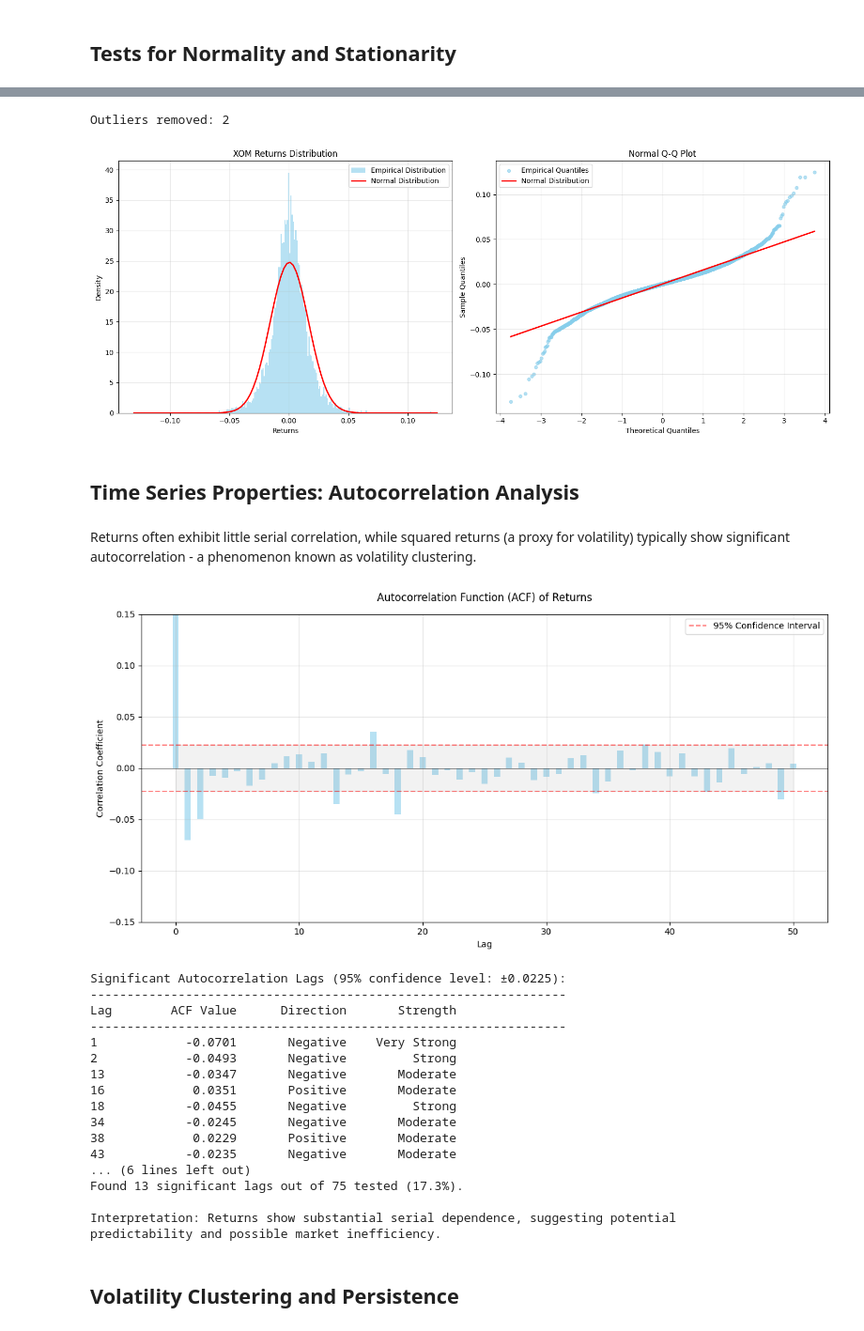
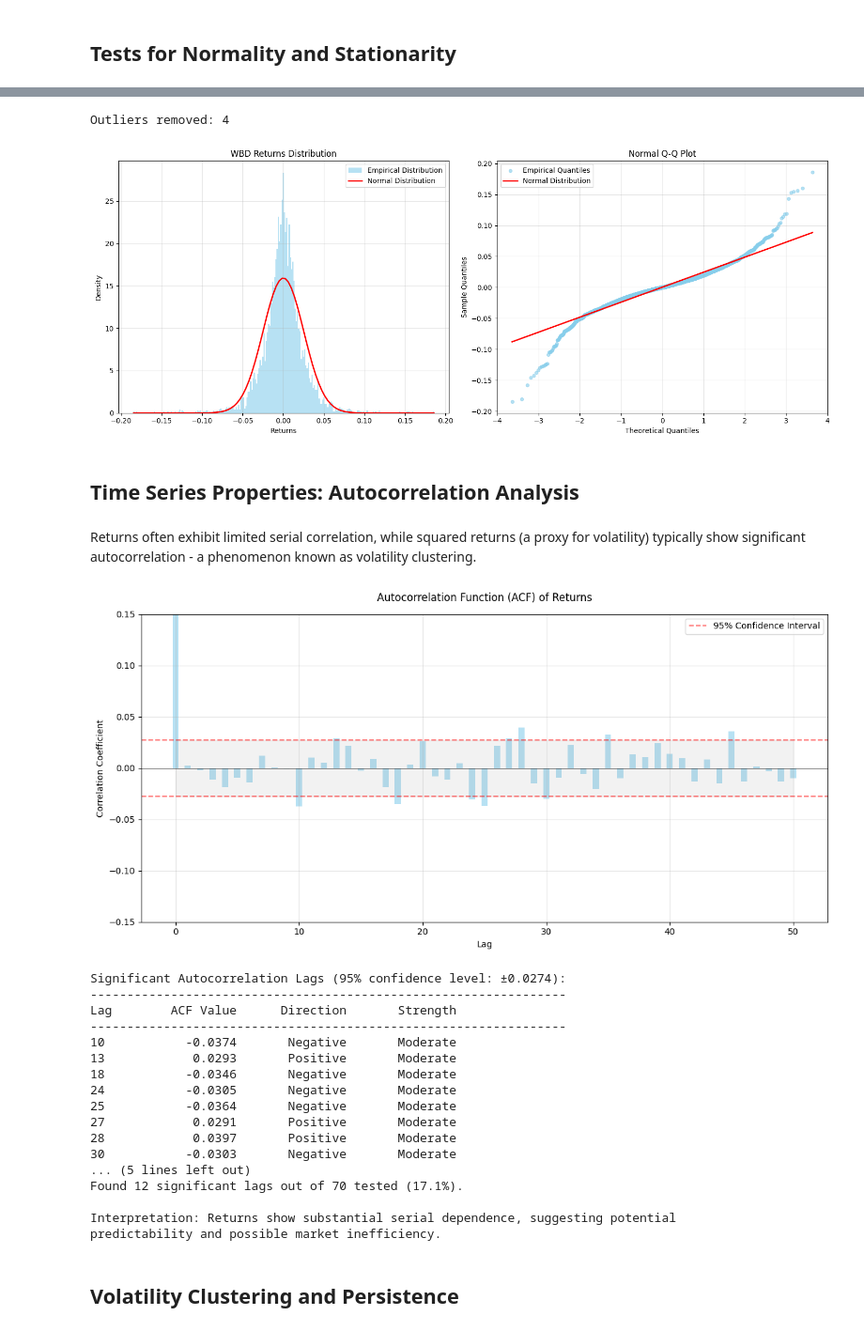
Before and after one commit to CharlieNestor/markov_switching_model_stocks, a Jupyter notebook: EDA_analysis.ipynb, the cells around one changed output, grey strips where cells are left out. Shown at 94% size. Drawn from its saved outputs; the diff is of its cells as text; code cells hidden in the pictures.

```diff
--- a/EDA_analysis.ipynb
+++ b/EDA_analysis.ipynb
@@ -23,7 +23,7 @@ from stock import Stock
 # %% [markdown]
 We can choose any valid ticker symbol for our analysis. The class will download the data from Yahoo Finance using the `yfinance` library.
 # %%
-ticker = 'XOM'
+ticker = 'WBD'
 my_stock = Stock(ticker)
 my_stock.load_data()
 # %% [output]
@@ -161,13 +178,14 @@ A key characteristic of financial returns is their non-normal distribution with
 # %%
 def remove_outliers(data, k=2):
     """
-    Helper function to remove outliers using IQR method
+    Helper function to remove outliers using IQR (interquartile range) method
     k: multiplier for IQR (default=2 for moderate outlier removal)
     :return: filtered data
     """
     Q1 = data.quantile(0.25)
     Q3 = data.quantile(0.75)
     IQR = Q3 - Q1
+    # remove some extreme (k*IQR) outliers
     return data[(data >= Q1 - k * IQR) & (data <= Q3 + k * IQR)]
 
 fig, (ax1, ax2) = plt.subplots(1, 2, figsize=(15, 6))
@@ -215,12 +233,12 @@ ax2.grid(True, alpha=0.3)
 plt.tight_layout()
 plt.show()
 # %% [output]
-Outliers removed: 2
+Outliers removed: 4
-[figure, old version]
+[figure, new version]
 # %% [markdown]
 ## Time Series Properties: Autocorrelation Analysis
 # %% [markdown]
-Returns often exhibit little serial correlation, while squared returns (a proxy for volatility) typically show significant autocorrelation - a phenomenon known as volatility clustering.
+Returns often exhibit limited serial correlation, while squared returns (a proxy for volatility) typically show significant autocorrelation - a phenomenon known as volatility clustering.
 # %%
 plt.figure(figsize=(12, 6))
 
@@ -261,14 +279,17 @@ plt.legend()
 plt.tight_layout()
 plt.show()
 
+###########################################################################
+# AUTOCORRELATION ANALYSIS AND INTERPRETATION
+###########################################################################
+
 
 # Calculate ACF values (including lag 0)
-acf_values = acf(full_returns, nlags=75, fft=True)
+acf_values = acf(full_returns, nlags=70, fft=True)
 lags = np.arange(0, len(acf_values))
 
 # Find significant autocorrelation lags (excluding lag 0)
-significant_lags = [(lag, acf_values[lag]) for lag in range(1, len(acf_values))
-                    if abs(acf_values[lag]) > conf_level]
+significant_lags = [(lag, acf_values[lag]) for lag in range(1, len(acf_values)) if abs(acf_values[lag]) > conf_level]
 
 # Print only significant lags
 if significant_lags:
@@ -279,55 +300,55 @@ if significant_lags:
 
     for lag, value in significant_lags:
         direction = "Positive" if value > 0 else "Negative"
-        # Determine strength based on how many times it exceeds the confidence level
+        # Determine STRENGTH intensity based on how many times it exceeds the confidence level
         ratio = abs(value) / conf_level
         if ratio >= 3:
             strength = "Very Strong"
         elif ratio >= 2:
             strength = "Strong"
         else:
             strength = "Moderate"
 
         print(f"{lag:<8}{value:>12.4f}{direction:>15}{strength:>15}")
 
     # Calculate percentage of significant lags
     total_lags = len(acf_values) - 1  # Exclude lag 0
     significant_percentage = (len(significant_lags) / total_lags) * 100
     print(f"\nFound {len(significant_lags)} significant lags out of {total_lags} tested ({significant_percentage:.1f}%).")
 
     # Interpretation based on percentage of significant lags
     if significant_percentage >= 15:
         print("\nInterpretation: Returns show substantial serial dependence, suggesting potential")
         print("predictability and possible market inefficiency.")
     elif significant_percentage >= 10:
         print("\nInterpretation: Returns show moderate serial dependence at specific lags,")
         print("which may indicate some predictable patterns.")
     elif significant_percentage >= 5:
         print("\nInterpretation: Returns show limited serial dependence. While some lags are")
         print("statistically significant, the overall pattern suggests weak predictability.")
     else:
         print("\nInterpretation: Returns show minimal serial dependence. Despite a few significant")
         print("lags, the overall pattern is consistent with a largely efficient market.")
 
 else:
     print("\nNo significant autocorrelation found at any lag.")
     print("Interpretation: Returns appear to follow a random walk, consistent with market efficiency.")
 # %% [output]
-[figure, old version]
+[figure, new version]
-Significant Autocorrelation Lags (95% confidence level: ±0.0225):
+Significant Autocorrelation Lags (95% confidence level: ±0.0274):
 -----------------------------------------------------------------
 Lag        ACF Value      Direction       Strength
 -----------------------------------------------------------------
-1            -0.0701       Negative    Very Strong
-2            -0.0493       Negative         Strong
-13           -0.0347       Negative       Moderate
-16            0.0351       Positive       Moderate
-18           -0.0455       Negative         Strong
-34           -0.0245       Negative       Moderate
-38            0.0229       Positive       Moderate
-43           -0.0235       Negative       Moderate
-... (6 lines left out)
-Found 13 significant lags out of 75 tested (17.3%).
+10           -0.0374       Negative       Moderate
+13            0.0293       Positive       Moderate
+18           -0.0346       Negative       Moderate
+24           -0.0305       Negative       Moderate
+25           -0.0364       Negative       Moderate
+27            0.0291       Positive       Moderate
+28            0.0397       Positive       Moderate
+30           -0.0303       Negative       Moderate
+... (5 lines left out)
+Found 12 significant lags out of 70 tested (17.1%).
 
 Interpretation: Returns show substantial serial dependence, suggesting potential
 predictability and possible market inefficiency.
```
Also changed, not shown: parts of 15 cells of this notebook, 2 other files.
